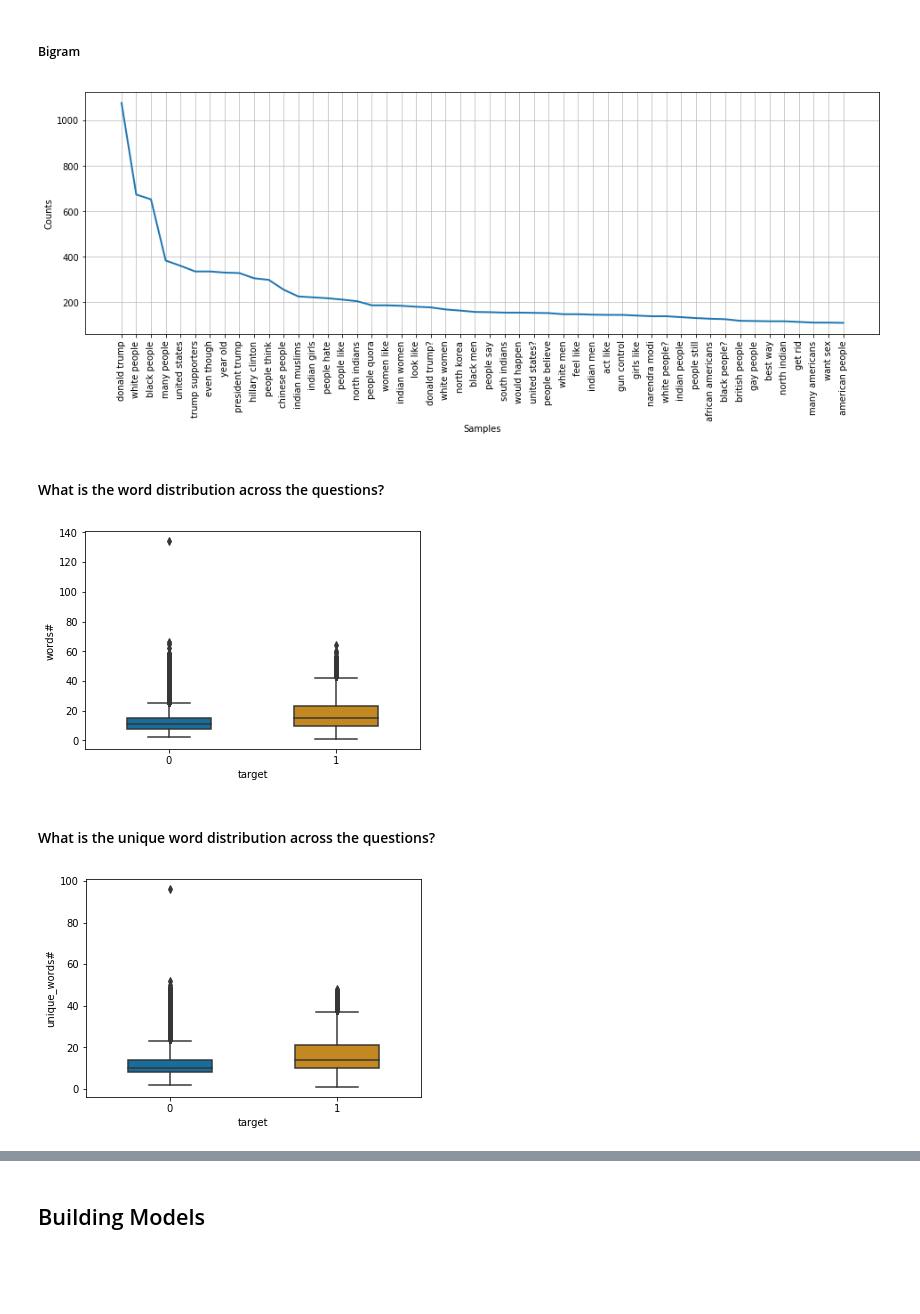
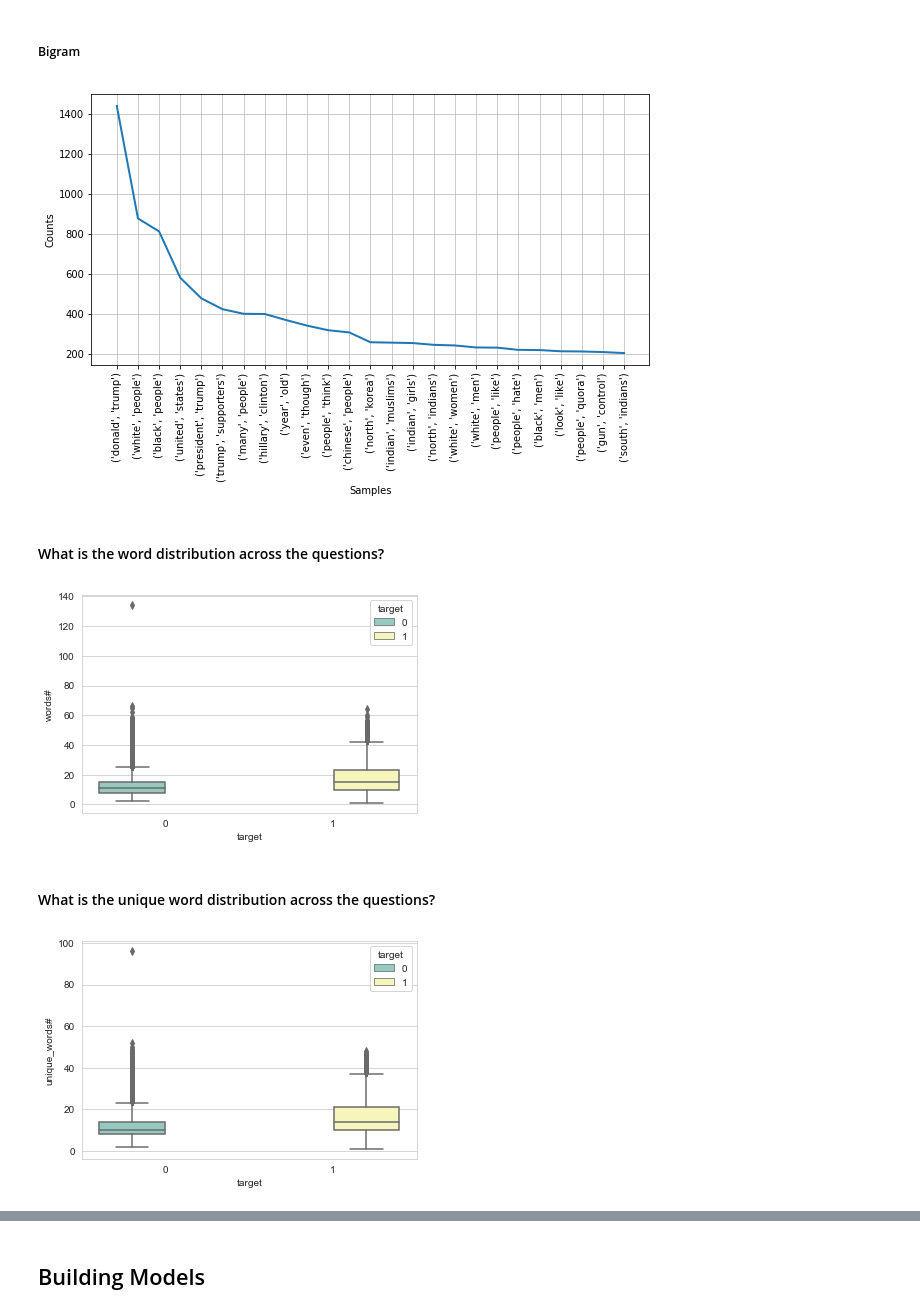
Before and after one commit to anandjann/capstone_MLND, a Jupyter notebook: report.ipynb, the cells around one changed output, grey strips where cells are left out. Saved outputs shown, nothing was run; the diff lists cells and outputs as text; code cells hidden in the pictures; blank space fills up the shorter version.

```diff
--- a/report.ipynb
+++ b/report.ipynb
@@ -139,10 +149,14 @@ freqdist.plot(50)
 insincere_df = train_df[train_df['target']==1]
 # %% [markdown]
 ##### Unigram
-# %%
-# Get the bar chart from sincere questions ##
-freq_dict = defaultdict(int)
-for sent in insincere_df["question_text"]:
-    for word in generate_ngrams(sent):
-        freq_dict[word] += 1
+# %%
+#creating a dictionary with words and their counts
+dist = defaultdict(int)
+for question in insincere_df["question_text"]:
+    #creating an object for further generating unigrams, bigrams etc.
+    question = question.lower()
+    tokens = nltk.word_tokenize(question)
+    tokens = [token for token in tokens if token.isalpha() if token not in stop_words]
+    for word in tokens:
+        dist[word] += 1
 # %%
@@ -154,16 +169,22 @@ freqdist.plot(50)
 # %% [markdown]
 ##### Bigram
-# %%
-# Get the bar chart from sincere questions ##
-freq_dict = defaultdict(int)
-for sent in insincere_df["question_text"]:
-    for word in generate_ngrams(sent,2):
-        freq_dict[word] += 1
+# %%
+#creating a dictionary with words and their counts
+dist = defaultdict(int)
+for question in insincere_df["question_text"]:
+    #creating an object for further generating unigrams, bigrams etc.
+    question = question.lower()
+    tokens = nltk.word_tokenize(question)
+    tokens = [token for token in tokens if token.isalpha() if token not in stop_words]
+    bigrams = ngrams(tokens,2)
+    for word in bigrams:
+        dist[word] += 1
 # %%
-freqdist = nltk.FreqDist(freq_dict)
-plt.figure(figsize=(16,5))
-freqdist.plot(50)
+#distribution plot of most frequent top 25 words
+freqdist = nltk.FreqDist(dist)
+plt.figure(figsize=(10,5))
+freqdist.plot(25)
 # %% [output]
-[figure, old version]
+[figure, new version]
 # %% [markdown]
 #### What is the word distribution across the questions?
@@ -177,10 +195,10 @@ test_df["words#"] = test_df["question_text"].apply(lambda x: len(str(x).split())
 # %%
-bplot = sns.boxplot(y='words#', x='target',
-                 data=train_df,
-                 width=0.5,
-                 palette="colorblind")
+#seaborn boxplot
+sns.set_style("whitegrid")
+ax = sns.boxplot(x="target", y="words#", hue="target",
+data=train_df, palette="Set3")
 # %% [output]
-[figure, old version]
+[figure, new version]
 # %% [markdown]
 #### What is the unique word distribution across the questions?
 # %%
@@ -189,9 +207,9 @@ train_df["unique_words#"] = train_df["question_text"].apply(lambda x: len(set(st
 # %%
 test_df["unique_words#"] = test_df["question_text"].apply(lambda x: len(str(x).split()))
 # %%
-bplot = sns.boxplot(y='unique_words#', x='target',
-                 data=train_df,
-                 width=0.5,
-                 palette="colorblind")
+#seaborn boxplot
+sns.set_style("whitegrid")
+ax = sns.boxplot(x="target", y="unique_words#", hue="target",
+data=train_df, palette="Set3")
 # %% [output]
-[figure, old version]
+[figure, new version]
```
Also changed, not shown: parts of 50 cells of this notebook.
